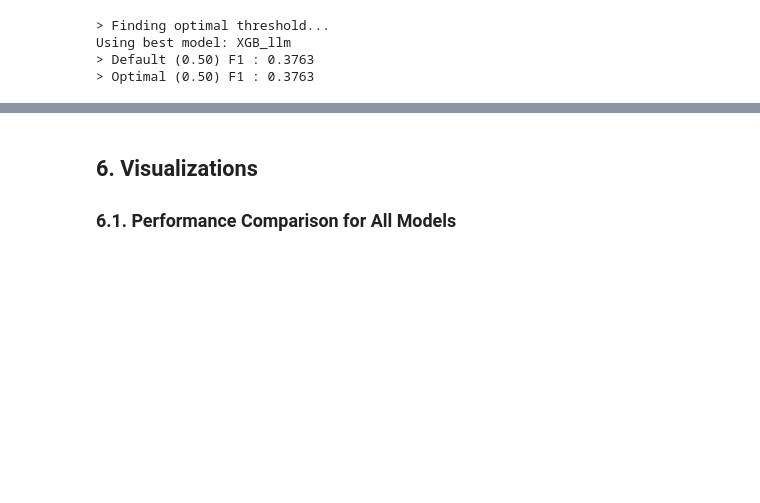
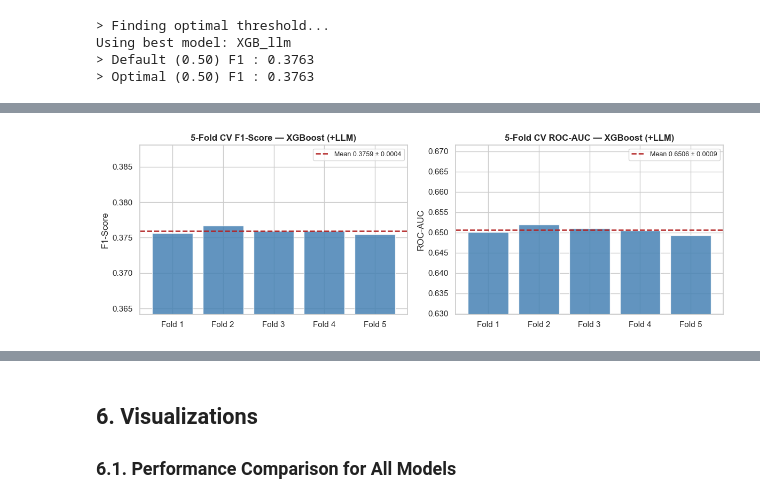
Before and after one commit to jaxendutta/dti6287, a Jupyter notebook: notebooks/03_ml_modeling.ipynb, the cells around one changed output, grey strips where cells are left out. Drawn from its saved outputs; the diff is of its cells as text; code cells hidden in the pictures; blank space fills up the shorter version.

```diff
--- a/notebooks/03_ml_modeling.ipynb
+++ b/notebooks/03_ml_modeling.ipynb
@@ -560,0 +564,93 @@ Using best model: XGB_llm
+# %%
+from sklearn.model_selection import StratifiedKFold, cross_val_score
+
+# Auto-detect the champion model
+# Pick the gradient boosting model with the highest F1 on the test set.
+# This automatically selects CatBoost if it beats XGBoost, or vice versa.
+gb_candidates = {k: v for k, v in results.items() if any(m in k for m in ['XGB','CAT','LGB'])}
+champion_key  = max(gb_candidates, key=lambda k: results[k]['f1'])
+champion_res  = results[champion_key]
+champion_label = champion_res['label']
+
+print('> Champion model: {} (F1={:.4f}, AUC={:.4f})'.format(
+    champion_label, champion_res['f1'], champion_res['roc_auc']))
+print('> Running 5-Fold Stratified Cross-Validation on champion...')
+
+# Reconstruct a fresh (unfitted) copy of the champion's parameters
+m_type = champion_key.split('_')[0]
+use_llm = 'llm' in champion_key and HAS_LLM_LABEL
+
+if m_type == 'XGB':
+    cv_estimator = xgb.XGBClassifier(
+        n_estimators=300, max_depth=6, learning_rate=0.05,
+        subsample=0.8, colsample_bytree=0.8,
+        scale_pos_weight=spw,
+        use_label_encoder=False, eval_metric='logloss',
+        random_state=SEED, n_jobs=-1,
+    )
+    X_cv = X_llm if use_llm else X_base
+
+elif m_type == 'CAT':
+    # CatBoost CV needs the cat_features indices matching the feature set used
+    cat_idx = [CAT_LLM_FEATURES.index(c) for c in CAT_COLUMNS] if use_llm \
+              else [CAT_BASE_FEATURES.index(c) for c in CAT_COLUMNS]
+    cv_estimator = cb.CatBoostClassifier(
+        iterations=300, depth=6, learning_rate=0.05,
+        auto_class_weights='Balanced',
+        cat_features=cat_idx,
+        eval_metric='F1',
+        random_seed=SEED, verbose=False,
+    )
+    X_cv = X_cat_llm if use_llm else X_cat_base
+
+elif m_type == 'LGB':
+    cv_estimator = lgb.LGBMClassifier(
+        n_estimators=300, max_depth=6, learning_rate=0.05,
+        subsample=0.8, colsample_bytree=0.8,
+        is_unbalance=True,
+        random_state=SEED, n_jobs=-1, verbose=-1,
+    )
+    X_cv = X_llm if use_llm else X_base
+
+cv = StratifiedKFold(n_splits=5, shuffle=True, random_state=SEED)
+cv_f1  = cross_val_score(cv_estimator, X_cv, y, cv=cv, scoring='f1',      n_jobs=-1)
+cv_auc = cross_val_score(cv_estimator, X_cv, y, cv=cv, scoring='roc_auc', n_jobs=-1)
+
+print('\n> 5-Fold CV Results — {}:'.format(champion_label))
+print('  Fold F1 : {}'.format(['{:.4f}'.format(v) for v in cv_f1]))
+print('  Fold AUC: {}'.format(['{:.4f}'.format(v) for v in cv_auc]))
+print()
+print('  Mean F1  : {:.4f} ± {:.4f}'.format(cv_f1.mean(), cv_f1.std()))
+print('  Mean AUC : {:.4f} ± {:.4f}'.format(cv_auc.mean(), cv_auc.std()))
+
+test_f1  = champion_res['f1']
+test_auc = champion_res['roc_auc']
+print('\n  Test-set F1  : {:.4f}  |  CV mean F1  : {:.4f}  |  drift: {:.4f}'.format(
+    test_f1, cv_f1.mean(), abs(cv_f1.mean() - test_f1)))
+print('  Test-set AUC : {:.4f}  |  CV mean AUC : {:.4f}  |  drift: {:.4f}'.format(
+    test_auc, cv_auc.mean(), abs(cv_auc.mean() - test_auc)))
+
+if cv_f1.std() < 0.005:
+    print('\n  > LOW variance: Result is stable across folds, not a lucky split.')
+else:
+    print('\n  > MODERATE variance: Interpret single test-set result with caution.')
+
+fig, axes = plt.subplots(1, 2, figsize=(12, 4))
+for ax, scores, metric in [
+    (axes[0], cv_f1,  'F1-Score'),
+    (axes[1], cv_auc, 'ROC-AUC'),
+]:
+    ax.bar(range(1, 6), scores, color='steelblue', edgecolor='white', alpha=0.85)
+    ax.axhline(scores.mean(), color='firebrick', linestyle='--', linewidth=1.8,
+               label='Mean {:.4f} ± {:.4f}'.format(scores.mean(), scores.std()))
+    ax.set_xticks(range(1, 6))
+    ax.set_xticklabels(['Fold {}'.format(i) for i in range(1, 6)])
+    ax.set_ylabel(metric)
+    ax.set_title('5-Fold CV {} — {}'.format(metric, champion_label), fontweight='bold')
+    ax.set_ylim(scores.min() * 0.97, scores.max() * 1.03)
+    ax.legend(fontsize=9)
+
+plt.tight_layout()
+plt.savefig(ML_OUTPUT / 'cross_validation.png', dpi=150)
+plt.show()
+# %% [output]
@@ -560,0 +671 @@ Using best model: XGB_llm
+[figure, added]
```
Also changed, not shown: parts of 17 cells of this notebook.
